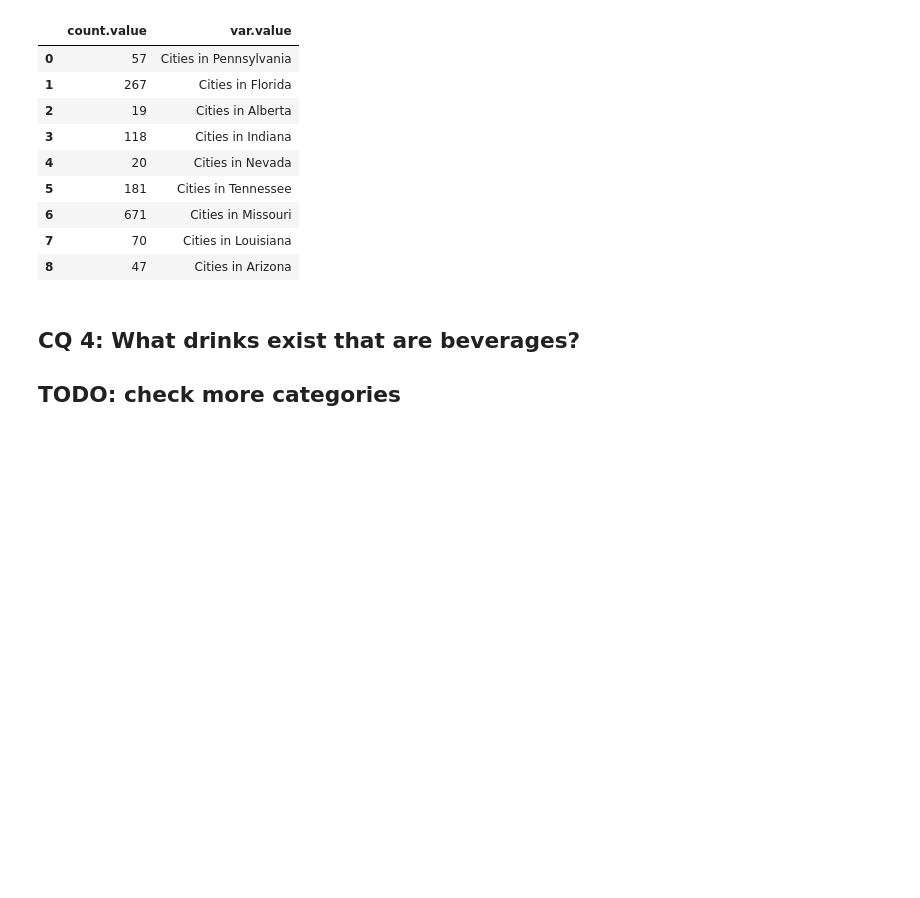
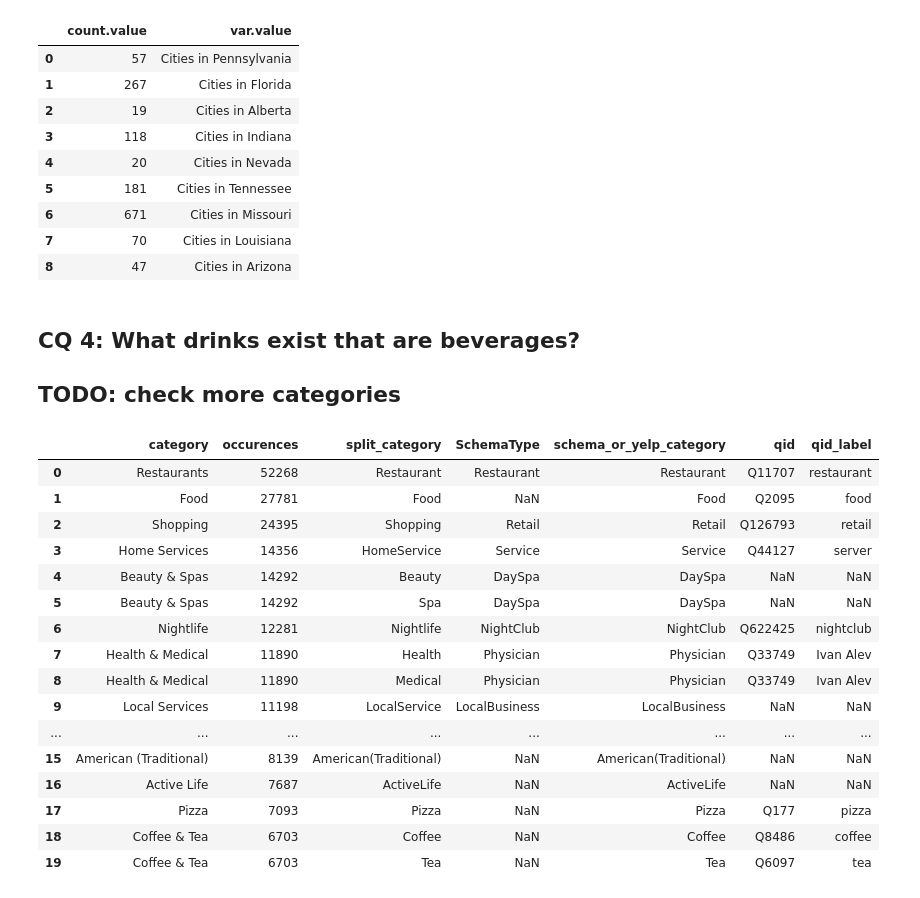
Before and after one commit to christiannielsen98/DVML-P7, a Jupyter notebook: Code/CompetencyQuestions/wikidata_competency_questions.ipynb, the cells around one changed output. Cells and saved outputs as stored; diff of their text form; code cells hidden in the pictures; blank space fills up the shorter version.

Commit message:
server push

```diff
--- a/Code/CompetencyQuestions/wikidata_competency_questions.ipynb
+++ b/Code/CompetencyQuestions/wikidata_competency_questions.ipynb
@@ -388,3 +388,25 @@ dbpedia_query(sparql_query=sparql_query)[['count.value', 'var.value']]
 # %% [markdown]
 ## CQ 4: What drinks exist that are beverages?
 ## TODO: check more categories
+# %%
+category_occurences = pd.read_csv(get_path('category_occurences.csv'))
+# %%
+category_occurences.head(20)
+# %% [output]
+|  | category | occurences | split_category | SchemaType | schema_or_yelp_category | qid | qid_label |
+| 0 | Restaurants | 52268 | Restaurant | Restaurant | Restaurant | Q11707 | restaurant |
+| 1 | Food | 27781 | Food | NaN | Food | Q2095 | food |
+| 2 | Shopping | 24395 | Shopping | Retail | Retail | Q126793 | retail |
+| 3 | Home Services | 14356 | HomeService | Service | Service | Q44127 | server |
+| 4 | Beauty & Spas | 14292 | Beauty | DaySpa | DaySpa | NaN | NaN |
+| 5 | Beauty & Spas | 14292 | Spa | DaySpa | DaySpa | NaN | NaN |
+| 6 | Nightlife | 12281 | Nightlife | NightClub | NightClub | Q622425 | nightclub |
+| 7 | Health & Medical | 11890 | Health | Physician | Physician | Q33749 | Ivan Alev |
+| 8 | Health & Medical | 11890 | Medical | Physician | Physician | Q33749 | Ivan Alev |
+| 9 | Local Services | 11198 | LocalService | LocalBusiness | LocalBusiness | NaN | NaN |
+| ... | ... | ... | ... | ... | ... | ... | ... |
+| 15 | American (Traditional) | 8139 | American(Traditional) | NaN | American(Traditional) | NaN | NaN |
+| 16 | Active Life | 7687 | ActiveLife | NaN | ActiveLife | NaN | NaN |
+| 17 | Pizza | 7093 | Pizza | NaN | Pizza | Q177 | pizza |
+| 18 | Coffee & Tea | 6703 | Coffee | NaN | Coffee | Q8486 | coffee |
+| 19 | Coffee & Tea | 6703 | Tea | NaN | Tea | Q6097 | tea |
```
Also changed, not shown: parts of 4 cells of this notebook, 10 other files.
